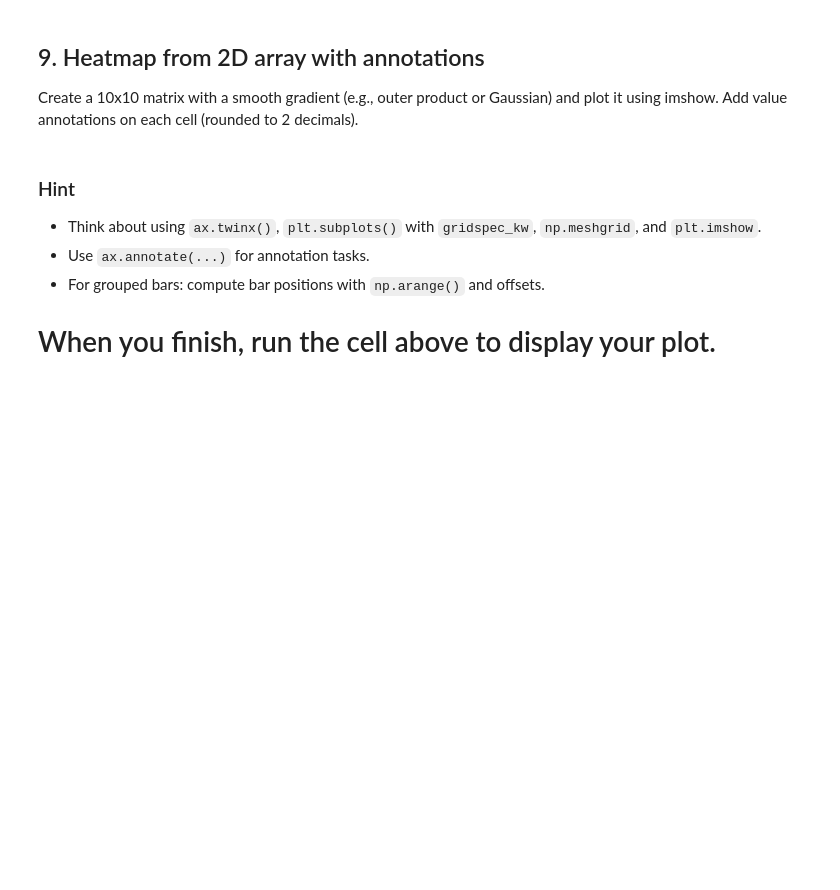
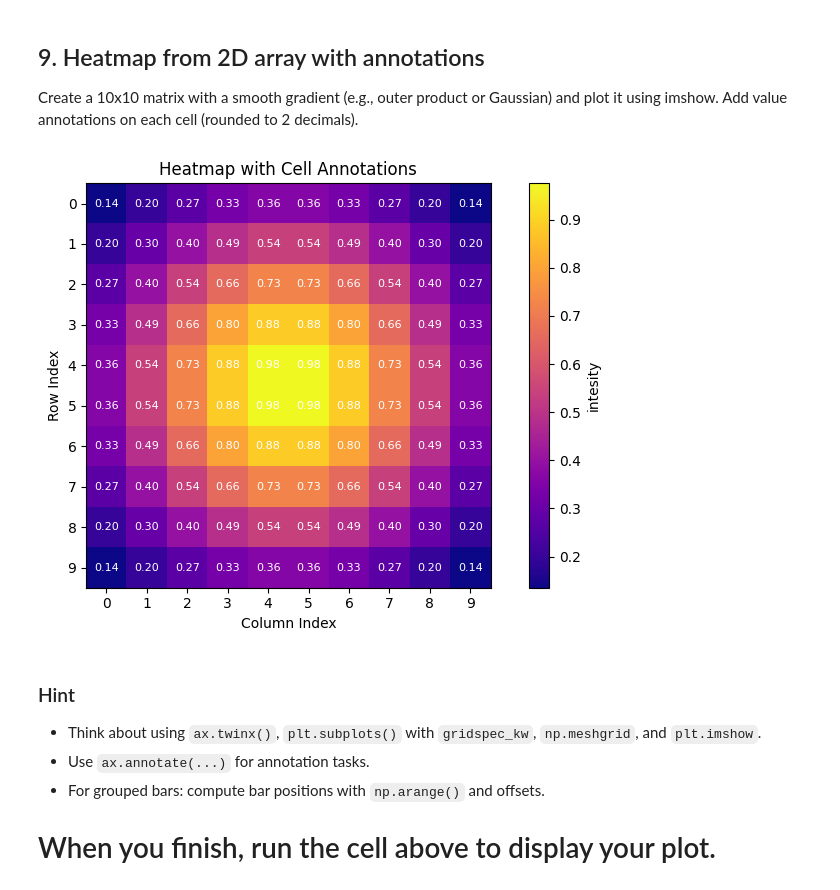
Before and after one commit to K-K-0/Matplotlib, a Jupyter notebook: matplotlib_practice_advanced.ipynb, the cells around one changed output. Cells and saved outputs as stored; diff of their text form; code cells hidden in the pictures; blank space fills up the shorter version.

```diff
--- a/matplotlib_practice_advanced.ipynb
+++ b/matplotlib_practice_advanced.ipynb
@@ -268,9 +296,36 @@ Create a 10x10 matrix with a smooth gradient (e.g., outer product or Gaussian) a
 # %%
 x = np.linspace(-1,1,10)
 X, Y = np.meshgrid(x, x)
 Z = np.exp(-(X**2 + Y**2))
 
-# Your code here
+fig, ax = plt.subplots()
+
+im = ax.imshow(Z, cmap="plasma")
+
+cbar = plt.colorbar(im, ax=ax)
+cbar.set_label("intesity")
+
+for i in range(Z.shape[0]):
+    for j in range(Z.shape[1]):
+        ax.text(
+            j, i,
+            f"{Z[i, j]:.2f}",
+            ha='center',
+            va='center',
+            color='white',
+            fontsize=8
+        )
+
+ax.set_title("Heatmap with Cell Annotations")
+ax.set_xticks(np.arange(10))
+ax.set_yticks(np.arange(10))
+ax.set_xlabel("Column Index")
+ax.set_ylabel("Row Index")
+
+plt.tight_layout()
+plt.show()
+# %% [output]
+[figure, added]
 # %% [markdown]
 ### Hint
 - Think about using `ax.twinx()`, `plt.subplots()` with `gridspec_kw`, `np.meshgrid`, and `plt.imshow`.
```
Also changed, not shown: parts of 9 cells of this notebook.
